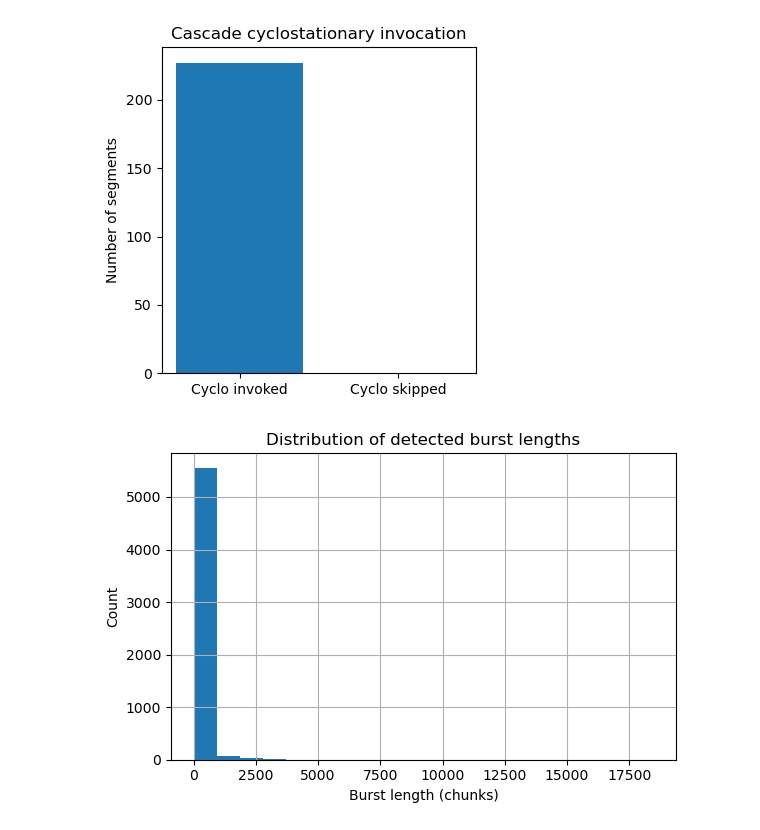
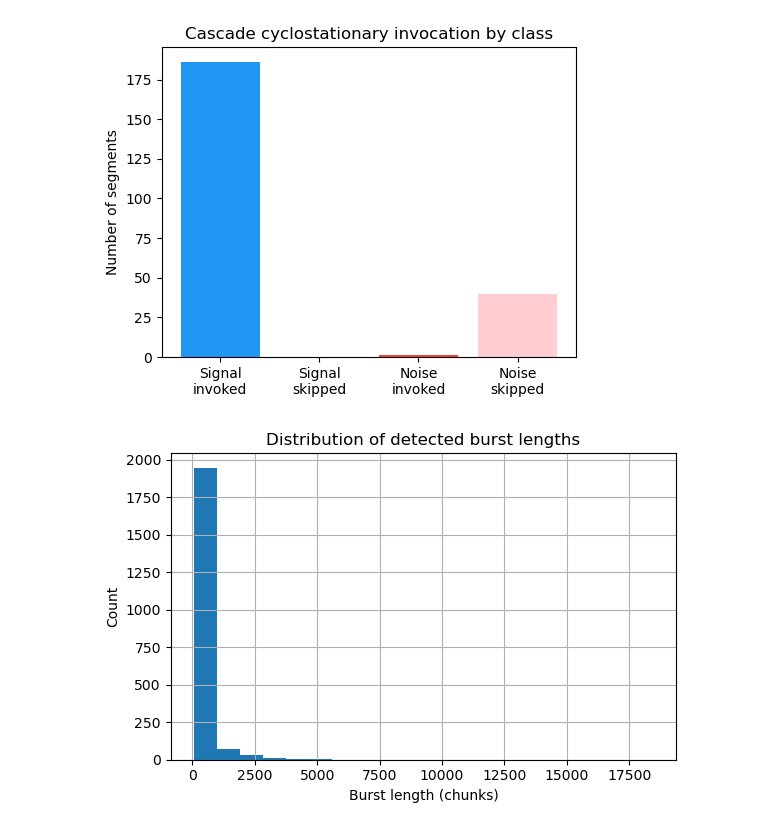
Before and after one commit to owlvano/rfml-uav, a Jupyter notebook: notebooks/paper2-cascade-detection-method/cascade-signal-detection-drone-rf.ipynb, the cells around one changed output. Drawn from its saved outputs; the diff is of its cells as text; code cells hidden in the pictures.

Commit message:
revision | phase 1: sweep + cyclo implementation fix

```diff
--- a/notebooks/paper2-cascade-detection-method/cascade-signal-detection-drone-rf.ipynb
+++ b/notebooks/paper2-cascade-detection-method/cascade-signal-detection-drone-rf.ipynb
@@ -21,6 +21,9 @@ from rfml_uav.signal_detection.methods import (
 from rfml_uav.signal_detection.cascade import cascade_detector
 
 assert FS_HZ > 1e6, "Sampling rate must be specified in Hz"
+
+OUT = Path("../../results/review_1")
+OUT.mkdir(parents=True, exist_ok=True)
 # %%
 load_dotenv()
 CHUNKED_PATH = Path(os.getenv("DATA_PATH")) / "chunked"
@@ -61,10 +64,13 @@ segment_scores = {name: [] for name in BASELINE_DETECTORS}
 segment_scores["Cascade"] = []
 segment_labels = []
 
-# Timing and cascade stats
 cascade_stats = {
     "segments_total": 0,
+    "segments_signal": 0,
+    "segments_noise": 0,
     "segments_cyclo": 0,
+    "segments_cyclo_signal": 0,
+    "segments_cyclo_noise": 0,
     "bursts_per_segment": [],
     "burst_lengths": [],
 }
@@ -73,6 +79,8 @@ timings = {k: [] for k in [
     "Energy", "Wavelet", "Cyclo (blind)",
     "Cascade_stage1", "Cascade_aggregation", "Cascade_cyclo", "Cascade_total"]}
 # %%
+MIN_BURST_LEN = 50
+
 pbar = tqdm(BUI, desc="Evaluation")
 for bui in pbar:
     label = get_binary_label(bui)
@@ -113,7 +121,7 @@ for bui in pbar:
             t_cyclo += time.perf_counter() - t0
 
             c_score, c_time, c_meta = cascade_detector(
-                chunks=data, fs=FS_HZ, thr=thr_energy, min_burst_len=3, return_meta=True)
+                chunks=data, fs=FS_HZ, thr=thr_energy, min_burst_len=MIN_BURST_LEN, return_meta=True)
 
             if c_meta["cyclo_invoked"]:
                 cyclo_invoked_flag = True
@@ -131,8 +139,17 @@ for bui in pbar:
             continue
 
         cascade_stats["segments_total"] += 1
+        if label == 1:
+            cascade_stats["segments_signal"] += 1
+        else:
+            cascade_stats["segments_noise"] += 1
+
         if cyclo_invoked_flag:
             cascade_stats["segments_cyclo"] += 1
+            if label == 1:
+                cascade_stats["segments_cyclo_signal"] += 1
+            else:
+                cascade_stats["segments_cyclo_noise"] += 1
 
         segment_scores["Energy"].append(duration_constrained_score(seg_scores["Energy"], FS_HZ, chunk_len))
         segment_scores["Wavelet"].append(duration_constrained_score(seg_scores["Wavelet"], FS_HZ, chunk_len))
@@ -252,15 +275,21 @@ Avg burst duration (ms)     : 5.97
 # %%
-plt.figure(figsize=(4, 4))
-plt.bar(["Cyclo invoked", "Cyclo skipped"], [
-    cascade_stats["segments_cyclo"],
-    cascade_stats["segments_total"] - cascade_stats["segments_cyclo"]
-])
-plt.ylabel("Number of segments")
-plt.title("Cascade cyclostationary invocation")
-plt.tight_layout()
+fig, ax = plt.subplots(figsize=(5, 4))
+labels_bar = ["Signal\ninvoked", "Signal\nskipped", "Noise\ninvoked", "Noise\nskipped"]
+values_bar = [
+    cascade_stats["segments_cyclo_signal"],
+    n_sig - cascade_stats["segments_cyclo_signal"],
+    cascade_stats["segments_cyclo_noise"],
+    n_noi - cascade_stats["segments_cyclo_noise"],
+]
+colors = ["#2196F3", "#90CAF9", "#F44336", "#FFCDD2"]
+ax.bar(labels_bar, values_bar, color=colors)
+ax.set_ylabel("Number of segments")
+ax.set_title("Cascade cyclostationary invocation by class")
+fig.tight_layout()
+fig.savefig(OUT / "main_cyclo_invocation.png", dpi=150)
 plt.show()
 # %% [output]
-[figure, old version]
+[figure, new version]
 # %%
 plt.figure(figsize=(6, 4))
 plt.hist(cascade_stats["burst_lengths"], bins=20)
@@ -269,6 +298,7 @@ plt.ylabel("Count")
 plt.title("Distribution of detected burst lengths")
 plt.grid(True)
 plt.tight_layout()
+plt.savefig(OUT / "main_burst_dist.png", dpi=150)
 plt.show()
 # %% [output]
-[figure, old version]
+[figure, new version]
```
Also changed, not shown: parts of 5 cells of this notebook, 2 other files.
